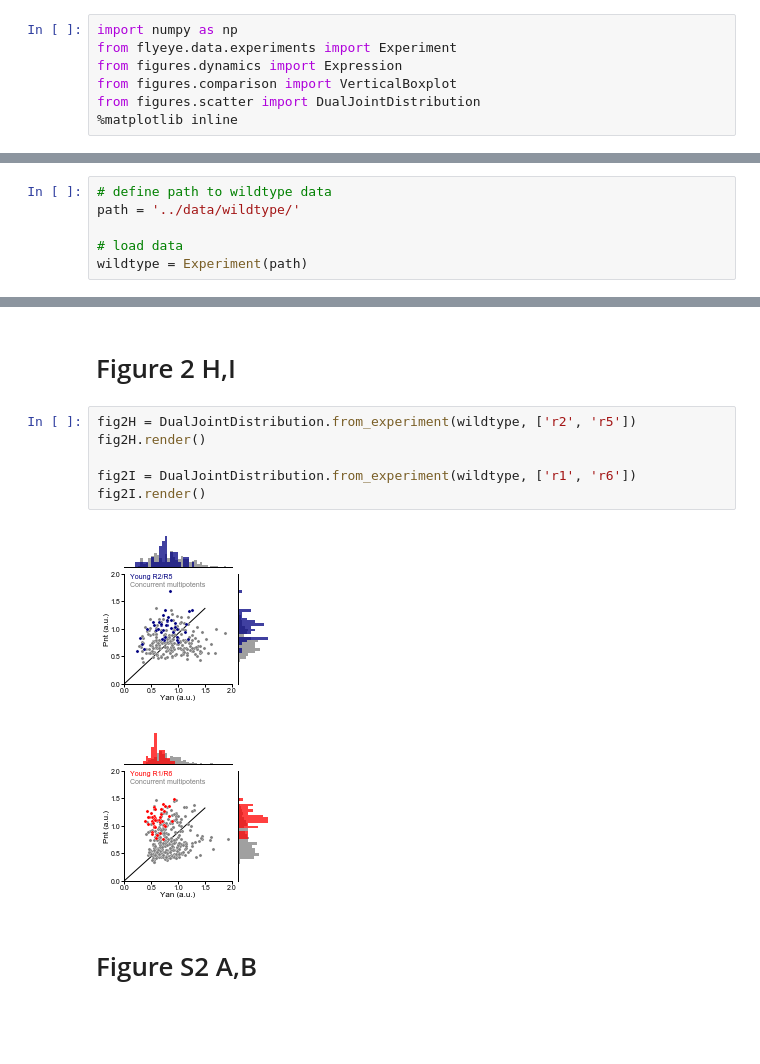
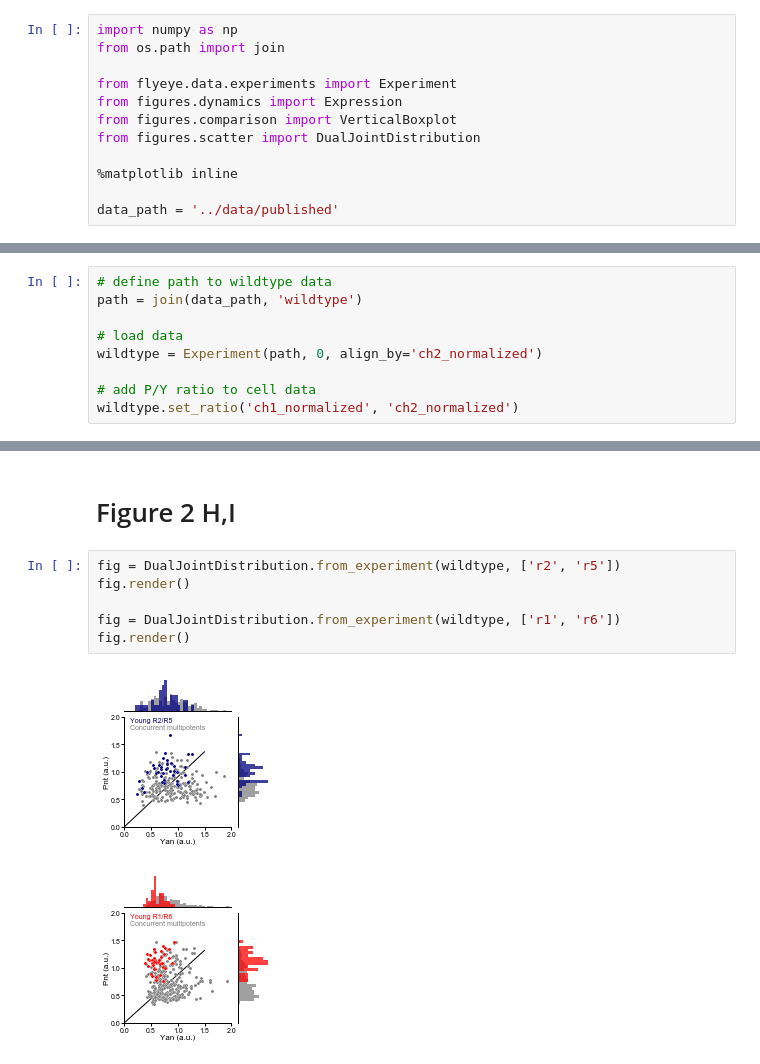
Before and after one commit to sbernasek/pnt_yan_ratio, a Jupyter notebook: Figure2.ipynb, the cells around one changed output, grey strips where cells are left out. Cells and saved outputs as stored; diff of their text form; blank space fills up the shorter version.

```diff
--- a/Figure2.ipynb
+++ b/Figure2.ipynb
@@ -1,18 +1,26 @@
 # %%
 import numpy as np
+from os.path import join
+
 from flyeye.data.experiments import Experiment
 from figures.dynamics import Expression
 from figures.comparison import VerticalBoxplot
 from figures.scatter import DualJointDistribution
+
 %matplotlib inline
+
+data_path = '../data/published'
 # %% [markdown]
 # Load wildtype data
 # %%
 # define path to wildtype data
-path = '../data/wildtype/'
+path = join(data_path, 'wildtype')
 
 # load data
-wildtype = Experiment(path)
+wildtype = Experiment(path, 0, align_by='ch2_normalized')
+
+# add P/Y ratio to cell data
+wildtype.set_ratio('ch1_normalized', 'ch2_normalized')
 # %% [markdown]
 # Figure 2 A-F
 # %%
@@ -38,13 +46,11 @@ fig2G.render()
 # %% [markdown]
 # Figure 2 H,I
 # %%
-fig2H = DualJointDistribution.from_experiment(wildtype, ['r2', 'r5'])
-fig2H.render()
+fig = DualJointDistribution.from_experiment(wildtype, ['r2', 'r5'])
+fig.render()
 
-fig2I = DualJointDistribution.from_experiment(wildtype, ['r1', 'r6'])
-fig2I.render()
+fig = DualJointDistribution.from_experiment(wildtype, ['r1', 'r6'])
+fig.render()
 # %% [output]
-[figure, old version]
+[figure, new version]
-[figure, old version]
+[figure, new version]
-# %% [markdown]
-# Figure S2 A,B
```
Also changed, not shown: parts of 7 cells of this notebook, 18 other files.
